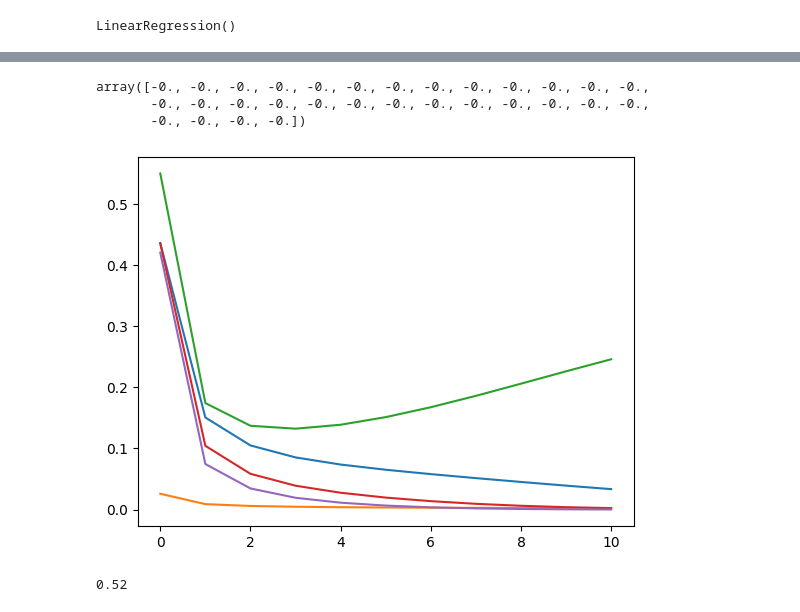
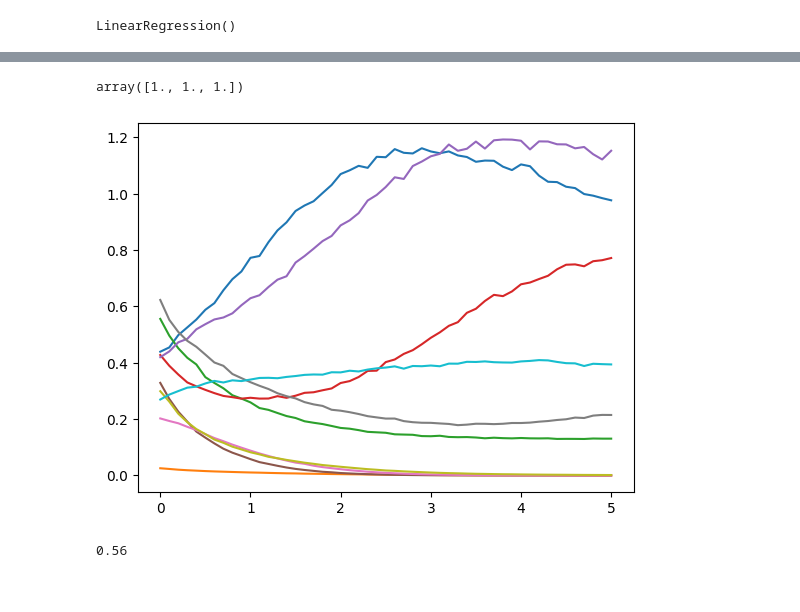
Before and after one commit to joaovaleriano/gLV_OED, a Jupyter notebook: notebooks/analysis_all_growth.ipynb, the cells around one changed output, grey strips where cells are left out. Saved outputs shown, nothing was run; the diff lists cells and outputs as text; code cells hidden in the pictures.

```diff
--- a/notebooks/analysis_all_growth.ipynb
+++ b/notebooks/analysis_all_growth.ipynb
@@ -782,7 +782,7 @@ def CAICF(x, y, lr, Sig):
 
     return n_p*(np.log(len(x))+2) + ((y-lr.predict(x))**2/Sig).sum() + len(y)*n_p*np.log(2*np.pi) + np.log(Sig.prod())*len(y) - np.log(np.linalg.det(lr_fim(x, y, lr, Sig)))
 # %%
-a = pd.read_csv(datafiles[0][2], index_col=0)
+a = pd.read_csv(datafiles[2][2], index_col=0)
 add_log_time_diff(a)
 
 reg = lm.LinearRegression()
@@ -1249,51 +1272,50 @@ def mse_grad(x, y, t, dt, p, n):
         s += (y[i]-pred)@pred_grad
 
     return -2*s/(x.shape[0]*x.shape[1])
-# %%
-mse_grad(x_hist[:-1], x_hist[1:], t_hist, np.diff(t_hist), p, 100)
-# %% [output]
-array([-0., -0., -0., -0., -0., -0., -0., -0., -0., -0., -0., -0., -0.,
-       -0., -0., -0., -0., -0., -0., -0., -0., -0., -0., -0., -0., -0.,
-       -0., -0., -0., -0.])
+# %%
+-np.linalg.inv(A)@r
+# %% [output]
+array([1., 1., 1.])
 # %%
-n_sp = 5
+n_sp = 10
 
 np.random.seed(2)
 x = np.random.uniform(0, 1, n_sp)
+A = np.random.normal(0, 1, (n_sp,n_sp))
+A -= np.eye(n_sp)*A + np.diag(np.abs(np.random.normal(0, 1, n_sp))*3)
 r = np.random.uniform(0, 1, n_sp)
-A = np.random.normal(0, 1, (n_sp,n_sp))
-A -= np.eye(n_sp)*A + np.abs(np.random.normal(0, 1, n_sp))*2
+# r = -A.sum(1)
 
 p = np.concatenate((r, A.flatten()))
 
 t = 0.
 t_hist = [t]
 x_hist = [x]
 dt = 0.01
-n_steps = 10
-n_dt = 100
+n_steps = 50
+n_dt = 10
 
 for i in range(n_steps):
     x = euler(glv_rhs, t, x, p, n_dt, dt)
     t += n_dt*dt
     x_hist.append(x)
     t_hist.append(t)
 
 x_hist = np.array(x_hist)
-# x_hist += np.random.normal(0, 0.1, x_hist.shape)*x_hist
+x_hist += np.random.normal(0, 0.01, x_hist.shape)*x_hist
 t_hist = np.array(t_hist)
 
 plt.plot(t_hist, x_hist)
 plt.show()
 # %% [output]
-[figure, old version]
+[figure, new version]
 # %%
 reg = lm.LinearRegression()
 reg.fit(x_hist[:-1], np.diff(np.log(x_hist)/(n_dt*dt), axis=0))
 p_ = np.concatenate((reg.intercept_, reg.coef_.flatten()))
 print((np.sign(reg.coef_)==np.sign(A)).mean())
 # %% [output]
-0.52
+0.56
 # %%
 @njit
 def batch_sgd_rmsprop(x_hist, t_hist, p, n, alpha, gamma, eps, Eg2, n_it=1):
```
Also changed, not shown: parts of 38 cells of this notebook, 4 other files.
